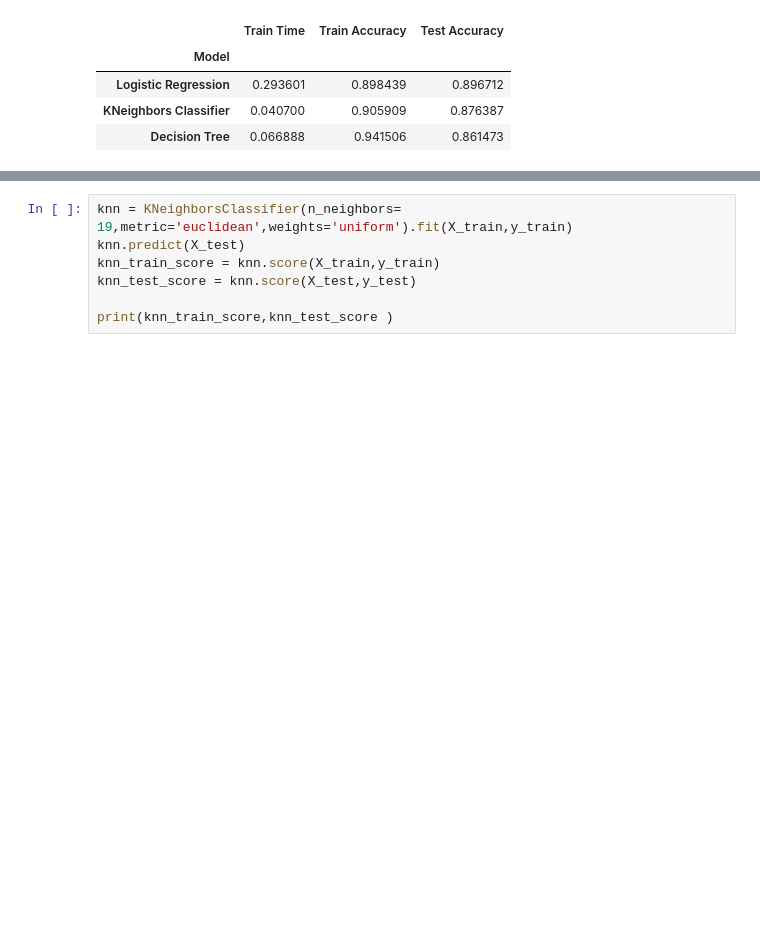
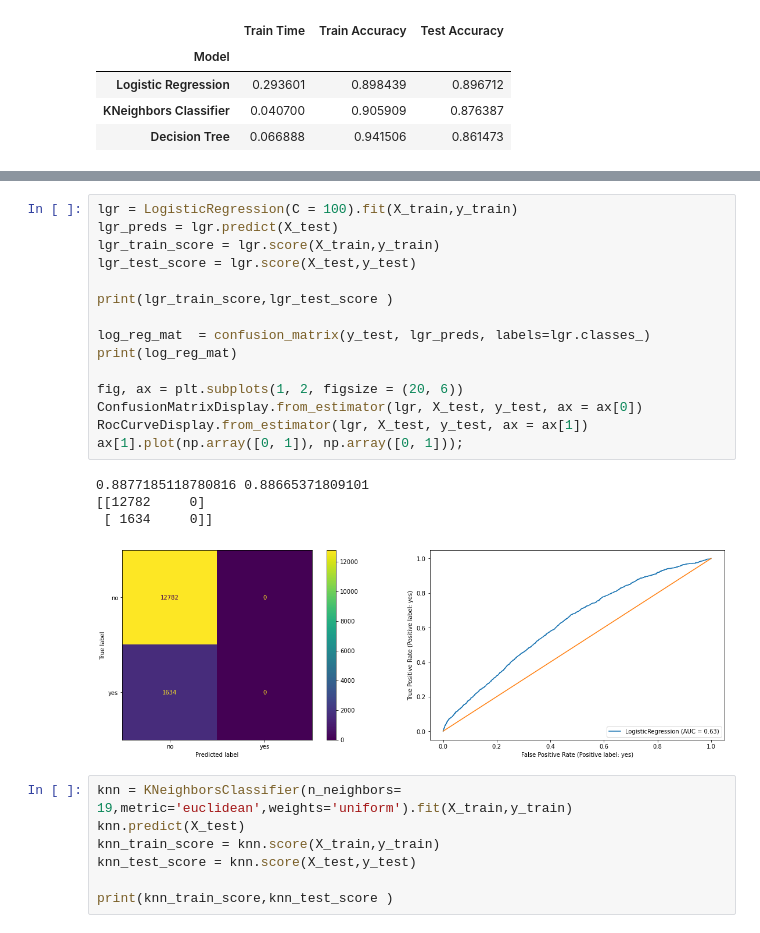
Before and after one commit to rajsandilya/practical_application_III, a Jupyter notebook: prompt_III.ipynb, the cells around one changed output, grey strips where cells are left out. Drawn from its saved outputs; the diff is of its cells as text; blank space fills up the shorter version.

```diff
--- a/prompt_III.ipynb
+++ b/prompt_III.ipynb
@@ -463,6 +477,26 @@ SVM [5.01903019e+00 2.82580401e+02 7.20307452e+01 3.35583463e+00
 | KNeighbors Classifier | [0.03722739219665527, 0.034065294... | 0.891753 | [0.8864486250234125, 0.8726655289... |
 | Decision Tree | [0.03553056716918945, 0.043294763... | 0.919618 | [0.8873823806698624, 0.8829748659... |
 | SVM | [5.01903018951416, 282.5804011821... | 0.887719 | [0.8067011060432142, 0.8877185151... |
+# %%
+lgr = LogisticRegression(C = 100).fit(X_train,y_train)
+lgr_preds = lgr.predict(X_test)
+lgr_train_score = lgr.score(X_train,y_train)
+lgr_test_score = lgr.score(X_test,y_test)
+
+print(lgr_train_score,lgr_test_score )
+
+log_reg_mat  = confusion_matrix(y_test, lgr_preds, labels=lgr.classes_)
+print(log_reg_mat)
+
+fig, ax = plt.subplots(1, 2, figsize = (20, 6))
+ConfusionMatrixDisplay.from_estimator(lgr, X_test, y_test, ax = ax[0])
+RocCurveDisplay.from_estimator(lgr, X_test, y_test, ax = ax[1])
+ax[1].plot(np.array([0, 1]), np.array([0, 1]));
+# %% [output]
+0.8877185118780816 0.88665371809101
+[[12782     0]
+ [ 1634     0]]
+[figure, added]
 # %%
 knn = KNeighborsClassifier(n_neighbors= 19,metric='euclidean',weights='uniform').fit(X_train,y_train)
 knn.predict(X_test)
```
Also changed, not shown: parts of 5 cells of this notebook.
